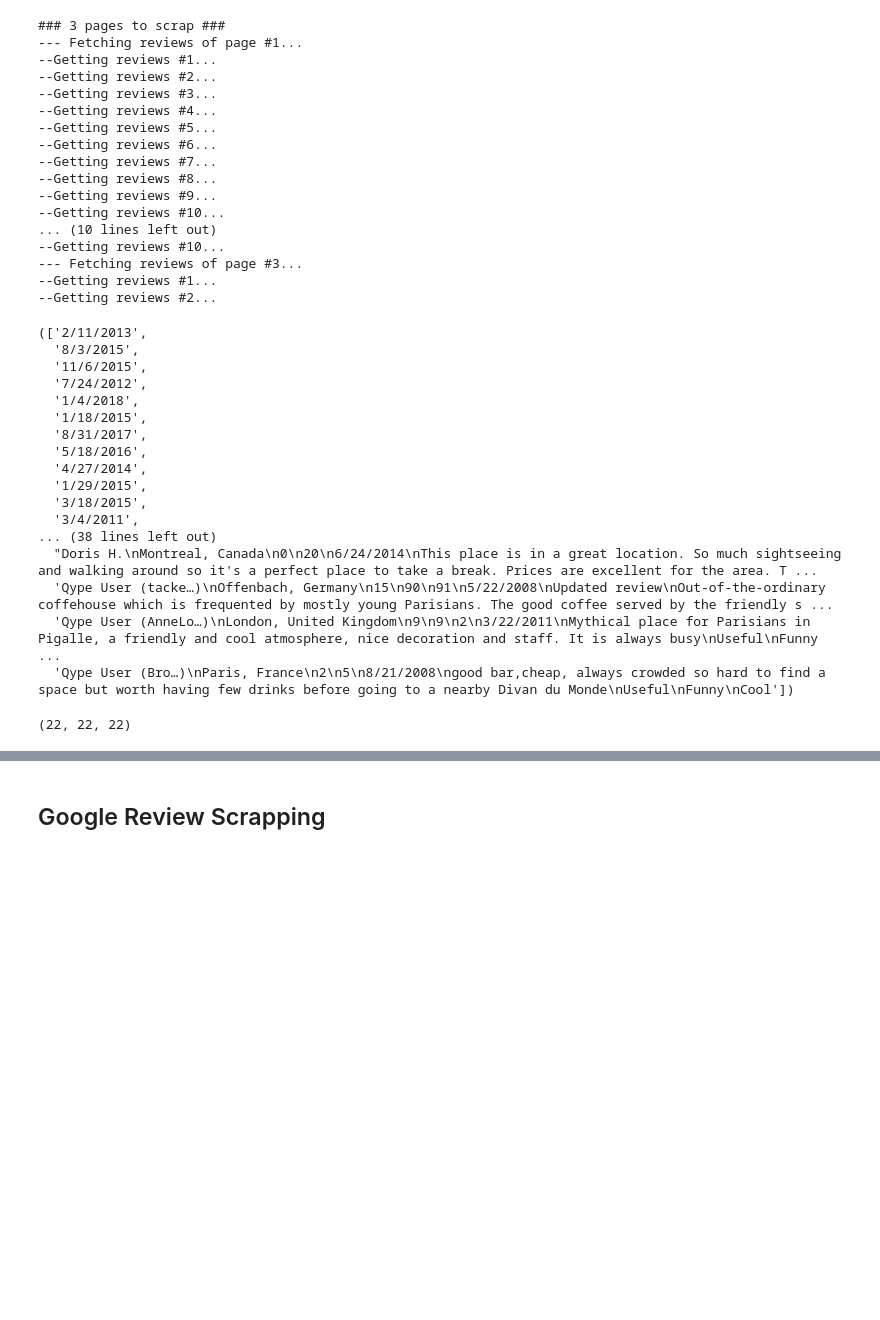
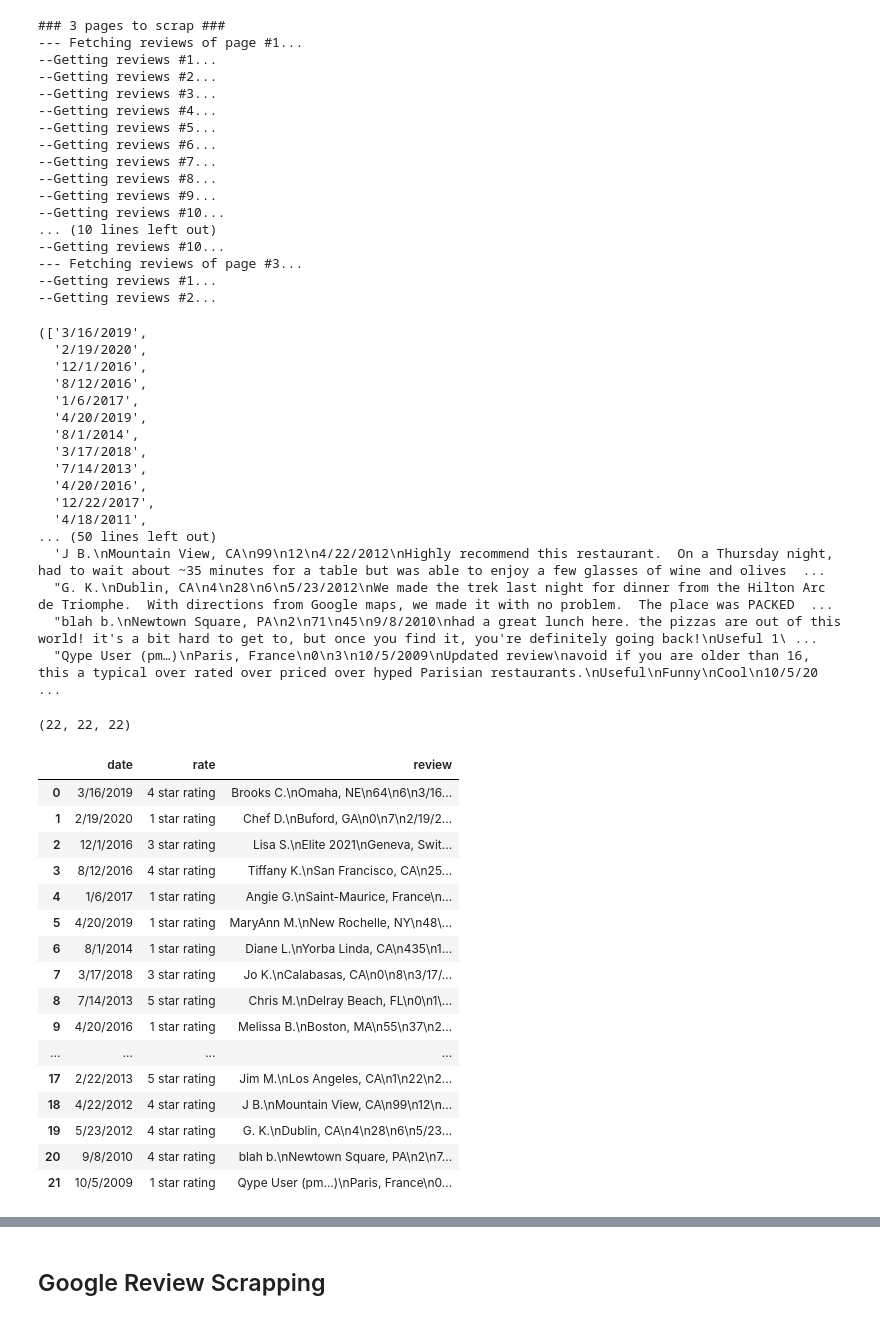
Before and after one commit to arthurcol/fobokiller, a Jupyter notebook: notebooks/Scrapping_Arthur.ipynb, the cells around one changed output, grey strips where cells are left out. Drawn from its saved outputs; the diff is of its cells as text; code cells hidden in the pictures; blank space fills up the shorter version.

Commit message:
fixed rate error

```diff
--- a/notebooks/Scrapping_Arthur.ipynb
+++ b/notebooks/Scrapping_Arthur.ipynb
@@ -252,12 +250,3 @@ Name: 45, dtype: object
-# %%
-url_ = df.loc[50,'url']
-# %%
-#get rating and date
-        for i,rate in enumerate(soup.find_all(class_="arrange__373c0__2iVWK gutter-1__373c0__1NOjO vertical-align-middle__373c0__2sr2a border-color--default__373c0__r305k")[:10]):
-            if verbose>1:
-                print(f'--Getting rate and date #{i+1}...')
-            rates.append(rate.find('span').find('div').attrs['aria-label'])
-            dates.append(rate.find(class_="css-wc5edd").string)
 # %%
 ### SCRAPPING ONE RESTAURANT --- YELP ###
 
@@ -300,7 +289,7 @@ def get_reviews_yelp(url,verbose=0,quiet_mode=True,load_strategy='eager'):
             if verbose>1:
                 print(f'--Getting reviews #{i+1}...')
             reviews.append(r.text)
-            rate=r.find_element(By.XPATH,'//div/div[2]/div/div[1]/span/div')
+            rate=r.find_element(By.XPATH,'.//div/div[2]/div/div[1]/span/div')
             rates.append(rate.get_attribute('aria-label'))
             dates.append(r.find_element(By.XPATH,'.//div/div[2]/div/div[2]/span').text)
 
@@ -332,24 +321,51 @@ dates,rates,reviews = get_reviews_yelp(df.loc[51,'url'],verbose=2)
 # %%
 dates,rates,reviews
 # %% [output]
-(['2/11/2013',
-  '8/3/2015',
-  '11/6/2015',
-  '7/24/2012',
-  '1/4/2018',
-  '1/18/2015',
-  '8/31/2017',
-  '5/18/2016',
-  '4/27/2014',
-  '1/29/2015',
-  '3/18/2015',
-  '3/4/2011',
-... (38 lines left out)
-  "Doris H.\nMontreal, Canada\n0\n20\n6/24/2014\nThis place is in a great location. So much sightseeing and walking around so it's a perfect place to take a break. Prices are excellent for the area. T ...
-  'Qype User (tacke…)\nOffenbach, Germany\n15\n90\n91\n5/22/2008\nUpdated review\nOut-of-the-ordinary coffehouse which is frequented by mostly young Parisians. The good coffee served by the friendly s ...
-  'Qype User (AnneLo…)\nLondon, United Kingdom\n9\n9\n2\n3/22/2011\nMythical place for Parisians in Pigalle, a friendly and cool atmosphere, nice decoration and staff. It is always busy\nUseful\nFunny ...
-  'Qype User (Bro…)\nParis, France\n2\n5\n8/21/2008\ngood bar,cheap, always crowded so hard to find a space but worth having few drinks before going to a nearby Divan du Monde\nUseful\nFunny\nCool'])
+(['3/16/2019',
+  '2/19/2020',
+  '12/1/2016',
+  '8/12/2016',
+  '1/6/2017',
+  '4/20/2019',
+  '8/1/2014',
+  '3/17/2018',
+  '7/14/2013',
+  '4/20/2016',
+  '12/22/2017',
+  '4/18/2011',
+... (50 lines left out)
+  'J B.\nMountain View, CA\n99\n12\n4/22/2012\nHighly recommend this restaurant.  On a Thursday night, had to wait about ~35 minutes for a table but was able to enjoy a few glasses of wine and olives  ...
+  "G. K.\nDublin, CA\n4\n28\n6\n5/23/2012\nWe made the trek last night for dinner from the Hilton Arc de Triomphe.  With directions from Google maps, we made it with no problem.  The place was PACKED  ...
+  "blah b.\nNewtown Square, PA\n2\n71\n45\n9/8/2010\nhad a great lunch here. the pizzas are out of this world! it's a bit hard to get to, but once you find it, you're definitely going back!\nUseful 1\ ...
+  "Qype User (pm…)\nParis, France\n0\n3\n10/5/2009\nUpdated review\navoid if you are older than 16, this a typical over rated over priced over hyped Parisian restaurants.\nUseful\nFunny\nCool\n10/5/20 ...
 # %%
 len(dates) , len(reviews) , len(rates)
 # %% [output]
 (22, 22, 22)
+# %%
+yelp_reviews=pd.DataFrame({
+    'date':dates,
+    'rate': rates,
+    'review' : reviews
+
+})
+# %%
+yelp_reviews
+# %% [output]
+|  | date | rate | review |
+| 0 | 3/16/2019 | 4 star rating | Brooks C.\nOmaha, NE\n64\n6\n3/16... |
+| 1 | 2/19/2020 | 1 star rating | Chef D.\nBuford, GA\n0\n7\n2/19/2... |
+| 2 | 12/1/2016 | 3 star rating | Lisa S.\nElite 2021\nGeneva, Swit... |
+| 3 | 8/12/2016 | 4 star rating | Tiffany K.\nSan Francisco, CA\n25... |
+| 4 | 1/6/2017 | 1 star rating | Angie G.\nSaint-Maurice, France\n... |
+| 5 | 4/20/2019 | 1 star rating | MaryAnn M.\nNew Rochelle, NY\n48\... |
+| 6 | 8/1/2014 | 1 star rating | Diane L.\nYorba Linda, CA\n435\n1... |
+| 7 | 3/17/2018 | 3 star rating | Jo K.\nCalabasas, CA\n0\n8\n3/17/... |
+| 8 | 7/14/2013 | 5 star rating | Chris M.\nDelray Beach, FL\n0\n1\... |
+| 9 | 4/20/2016 | 1 star rating | Melissa B.\nBoston, MA\n55\n37\n2... |
+| ... | ... | ... | ... |
+| 17 | 2/22/2013 | 5 star rating | Jim M.\nLos Angeles, CA\n1\n22\n2... |
+| 18 | 4/22/2012 | 4 star rating | J B.\nMountain View, CA\n99\n12\n... |
+| 19 | 5/23/2012 | 4 star rating | G. K.\nDublin, CA\n4\n28\n6\n5/23... |
+| 20 | 9/8/2010 | 4 star rating | blah b.\nNewtown Square, PA\n2\n7... |
+| 21 | 10/5/2009 | 1 star rating | Qype User (pm…)\nParis, France\n0... |
```
Also changed, not shown: parts of 3 cells of this notebook.
